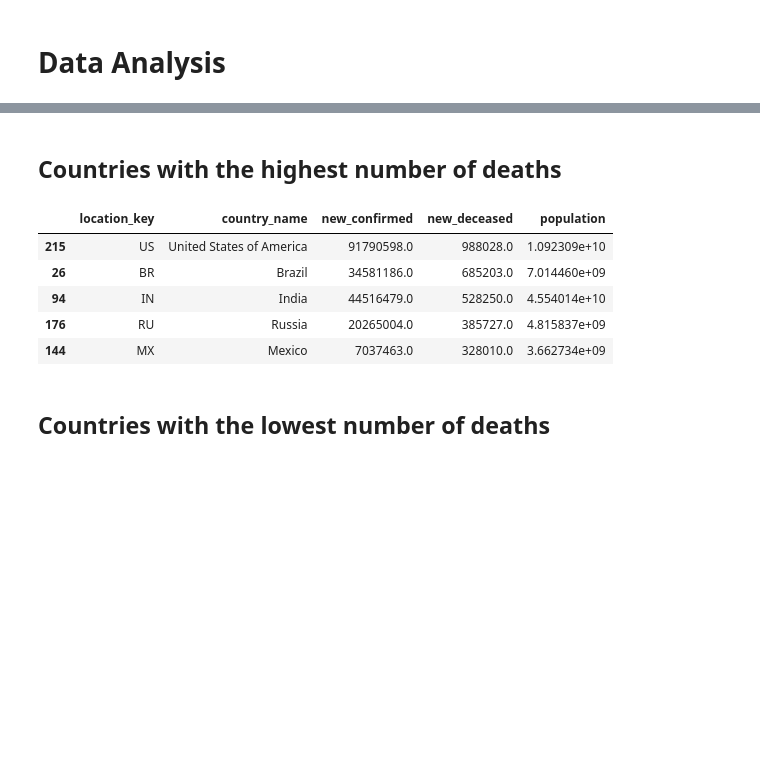
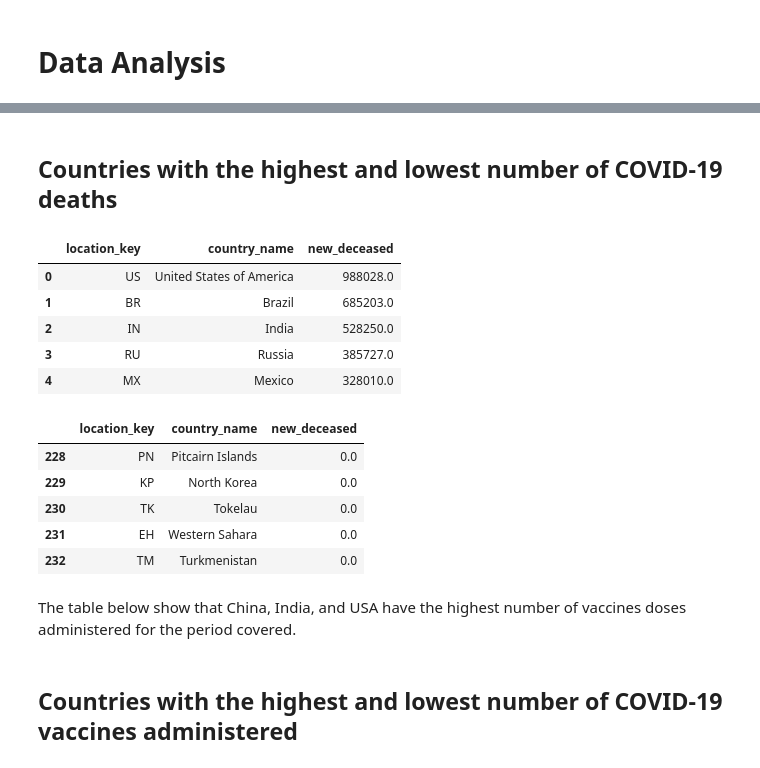
Before and after one commit to DenniseMc/cpsc_project, a Jupyter notebook: project_combine.ipynb, the cells around one changed output, grey strips where cells are left out. Cells and saved outputs as stored; diff of their text form; code cells hidden in the pictures; blank space fills up the shorter version.

```diff
--- a/project_combine.ipynb
+++ b/project_combine.ipynb
@@ -992,14 +1012,23 @@ Some notable observations from the above correlation heatmap:
 # %% [markdown]
-## <a id='moredeceased'></a> Countries with the highest number of deaths
+## <a id='deaths'></a> Countries with the highest and lowest number of COVID-19 deaths
 # %%
-complete_df.groupby(['location_key','country_name'])[['new_confirmed','new_deceased','population']].sum().reset_index().sort_values(by='new_deceased', ascending=False).head(5)
+deaths = complete_df.groupby(['location_key','country_name'])[['new_deceased']].sum().sort_values(by='new_deceased', ascending=False).reset_index()
+display(deaths.head(), deaths.tail())
 # %% [output]
-|  | location_key | country_name | new_confirmed | new_deceased | population |
-| 215 | US | United States of America | 91790598.0 | 988028.0 | 1.092309e+10 |
-| 26 | BR | Brazil | 34581186.0 | 685203.0 | 7.014460e+09 |
-| 94 | IN | India | 44516479.0 | 528250.0 | 4.554014e+10 |
-| 176 | RU | Russia | 20265004.0 | 385727.0 | 4.815837e+09 |
-| 144 | MX | Mexico | 7037463.0 | 328010.0 | 3.662734e+09 |
+|  | location_key | country_name | new_deceased |
+| 0 | US | United States of America | 988028.0 |
+| 1 | BR | Brazil | 685203.0 |
+| 2 | IN | India | 528250.0 |
+| 3 | RU | Russia | 385727.0 |
+| 4 | MX | Mexico | 328010.0 |
+|  | location_key | country_name | new_deceased |
+| 228 | PN | Pitcairn Islands | 0.0 |
+| 229 | KP | North Korea | 0.0 |
+| 230 | TK | Tokelau | 0.0 |
+| 231 | EH | Western Sahara | 0.0 |
+| 232 | TM | Turkmenistan | 0.0 |
+# %% [markdown]
+The table below show that China, India, and USA have the highest number of vaccines doses administered for the period covered.
 # %% [markdown]
-## <a id='lessdeceased'></a> Countries with the lowest number of deaths
+## <a id='vaccines'></a> Countries with the highest and lowest number of COVID-19 vaccines administered
 # %%
```
Also changed, not shown: parts of 14 cells of this notebook.
